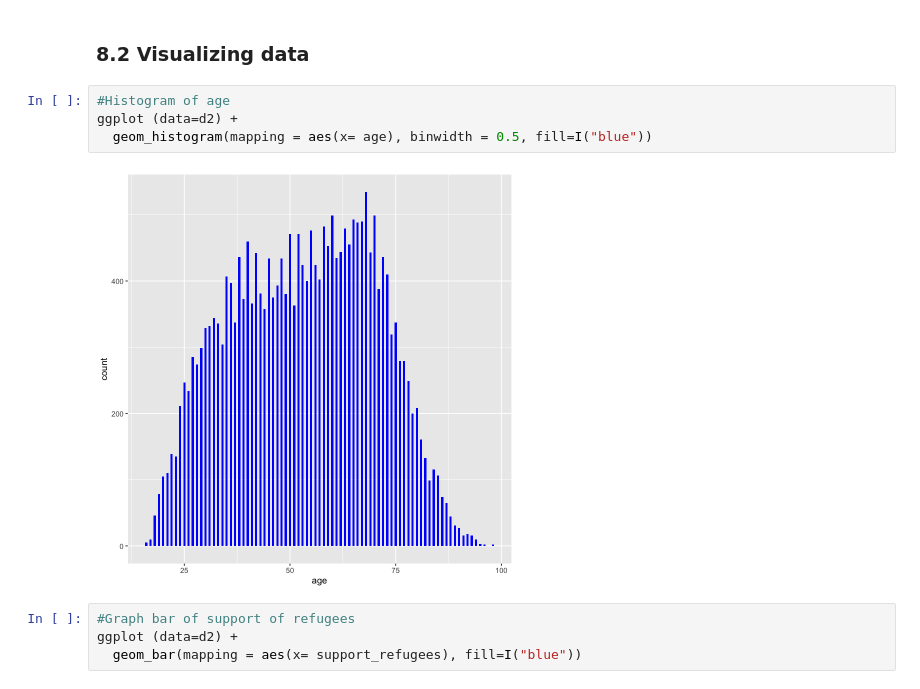
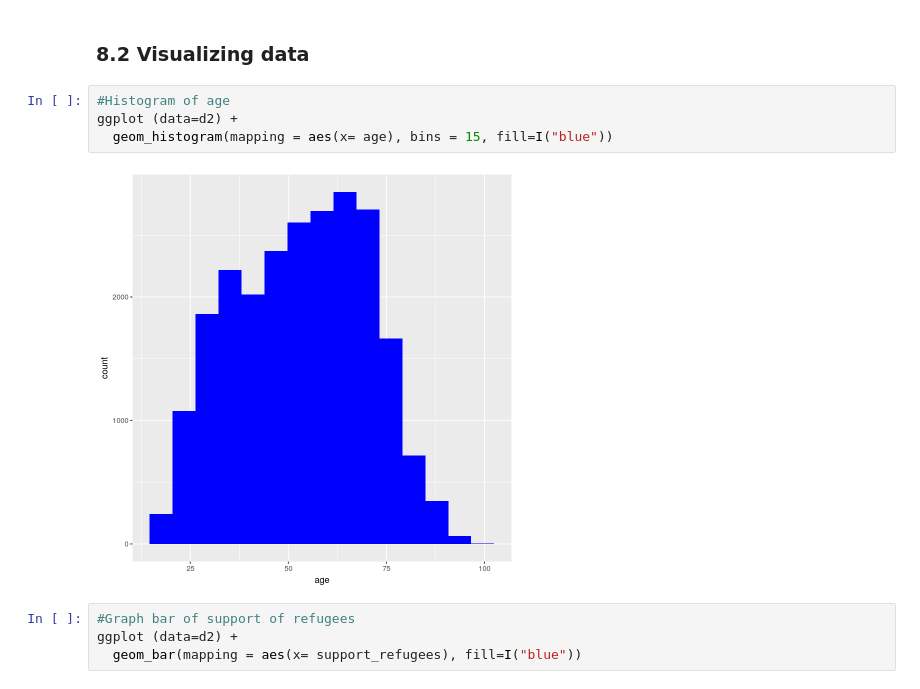
Before and after one commit to ccs-amsterdam/ccsbook, a Jupyter notebook: chapter08/EDA_r.ipynb, the cells around one changed output. Cells and saved outputs as stored; diff of their text form.

```diff
--- a/chapter08/EDA_r.ipynb
+++ b/chapter08/EDA_r.ipynb
@@ -131,9 +121,9 @@ A grouped_df: 4 × 3
 # %%
 #Histogram of age
 ggplot (data=d2) +
-  geom_histogram(mapping = aes(x= age), binwidth = 0.5, fill=I("blue"))
+  geom_histogram(mapping = aes(x= age), bins = 15, fill=I("blue"))
 # %% [output]
-[figure, old version]
+[figure, new version]
 # %%
 #Graph bar of support of refugees
 ggplot (data=d2) +
```
Also changed, not shown: parts of 1 cell of this notebook, 3 other files.
